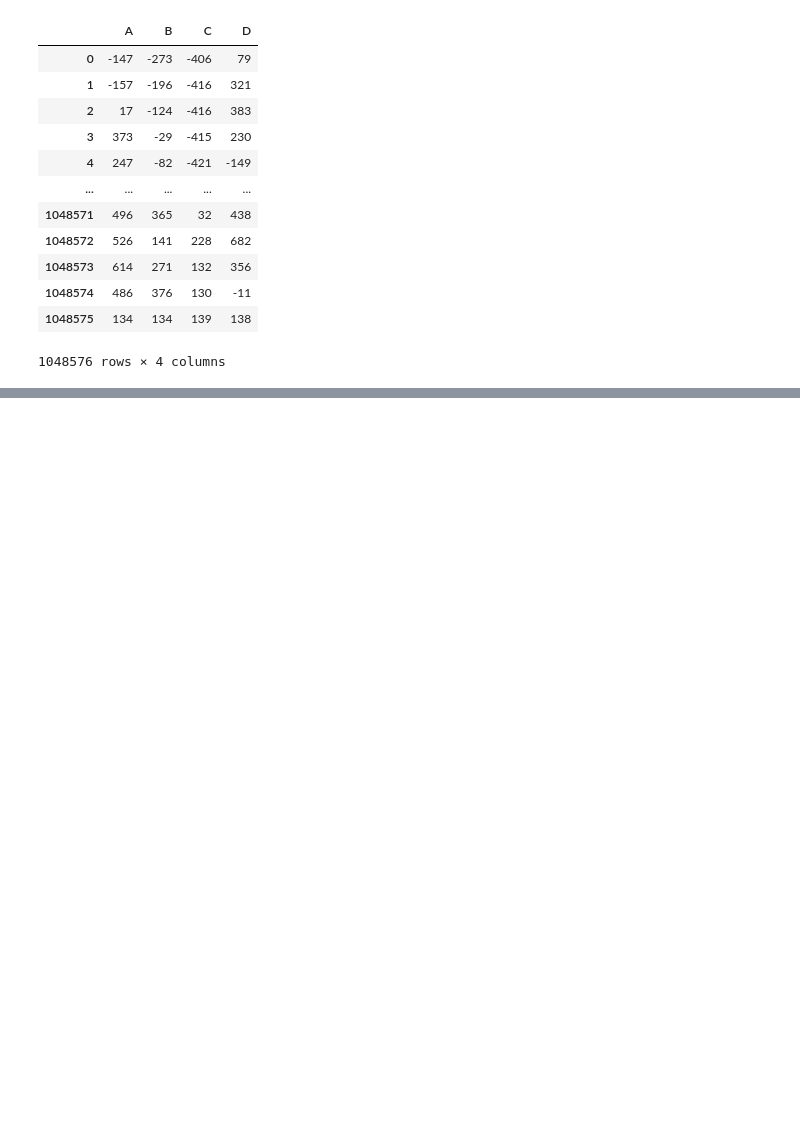
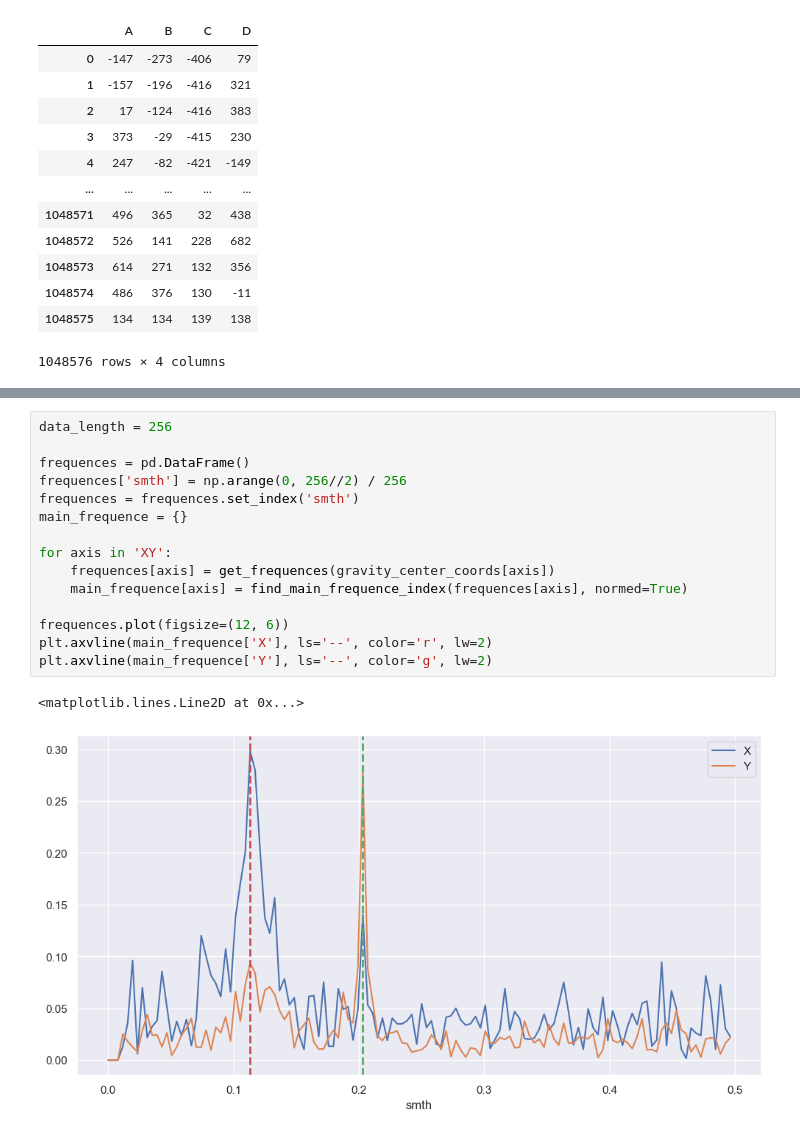
Before and after one commit to settlermine/jinr_practice, a Jupyter notebook: settlermine.ipynb, the cells around one changed output, grey strips where cells are left out. Saved outputs shown, nothing was run; the diff lists cells and outputs as text; blank space fills up the shorter version.

```diff
--- a/settlermine.ipynb
+++ b/settlermine.ipynb
@@ -146,0 +148,18 @@ plt.axvline(find_main_frequence_index(f))
+# %%
+data_length = 256
+
+frequences = pd.DataFrame()
+frequences['smth'] = np.arange(0, 256//2) / 256
+frequences = frequences.set_index('smth')
+main_frequence = {}
+
+for axis in 'XY':
+    frequences[axis] = get_frequences(gravity_center_coords[axis])
+    main_frequence[axis] = find_main_frequence_index(frequences[axis], normed=True)
+
+frequences.plot(figsize=(12, 6))
+plt.axvline(main_frequence['X'], ls='--', color='r', lw=2)
+plt.axvline(main_frequence['Y'], ls='--', color='g', lw=2)
+# %% [output]
+<matplotlib.lines.Line2D at 0x...>
+[figure, added]
```
Also changed, not shown: parts of 10 cells of this notebook.
